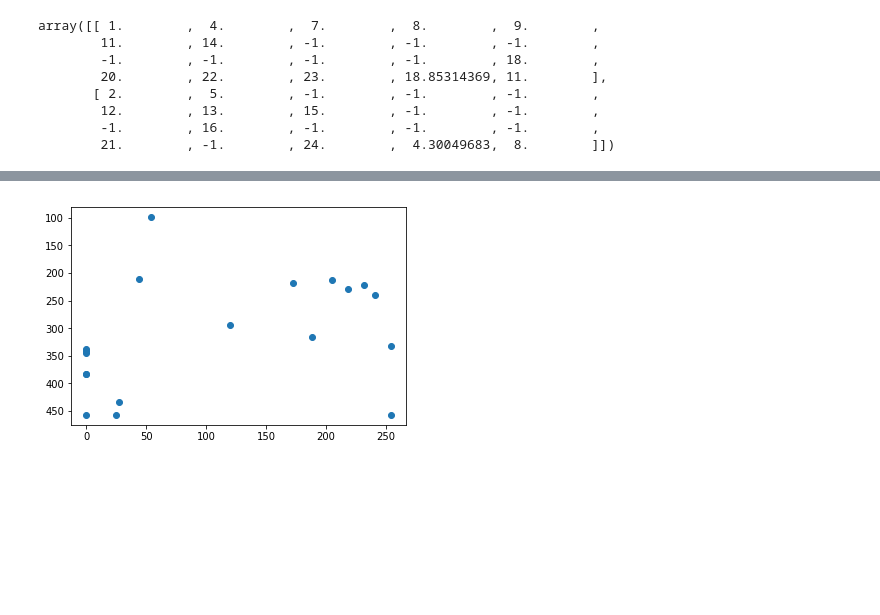
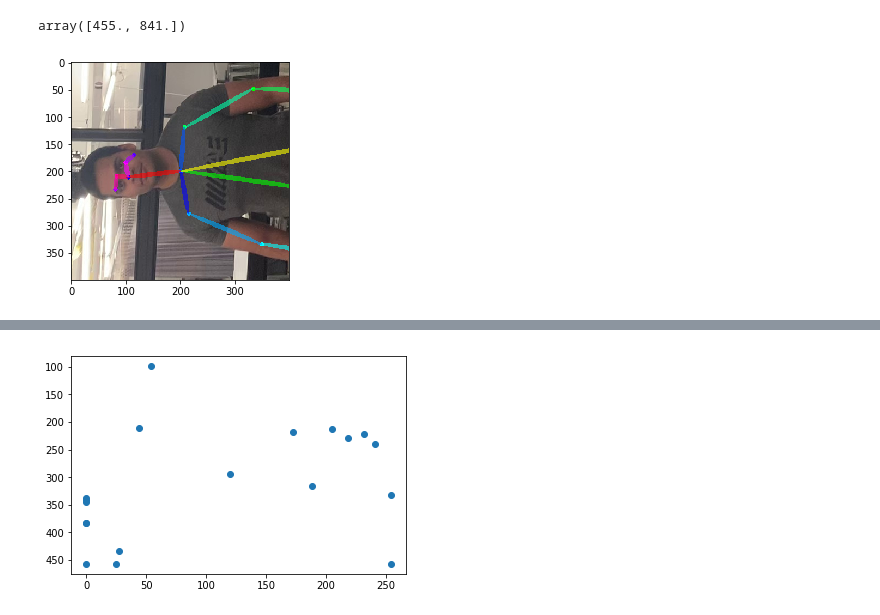
Before and after one commit to rhettdsouza13/Pose-Tracking, a Jupyter notebook: playground.ipynb, the cells around one changed output, grey strips where cells are left out. Drawn from its saved outputs; the diff is of its cells as text; code cells hidden in the pictures; blank space fills up the shorter version.

```diff
--- a/playground.ipynb
+++ b/playground.ipynb
@@ -71,11 +73,8 @@ plt.show()
-# %%
-subset
-# %% [output]
-array([[ 1.        ,  4.        ,  7.        ,  8.        ,  9.        ,
-        11.        , 14.        , -1.        , -1.        , -1.        ,
-        -1.        , -1.        , -1.        , -1.        , 18.        ,
-        20.        , 22.        , 23.        , 18.85314369, 11.        ],
-       [ 2.        ,  5.        , -1.        , -1.        , -1.        ,
-        12.        , 13.        , 15.        , -1.        , -1.        ,
-        -1.        , 16.        , -1.        , -1.        , -1.        ,
-        21.        , -1.        , 24.        ,  4.30049683,  8.        ]])
+# %%
+candidate[0][0:2]
+# %% [output]
+array([455., 841.])
+# %%
+SI(canvas[630:1030,350:750])
+# %% [output]
+[figure, added]
```
Also changed, not shown: parts of 55 cells of this notebook.
